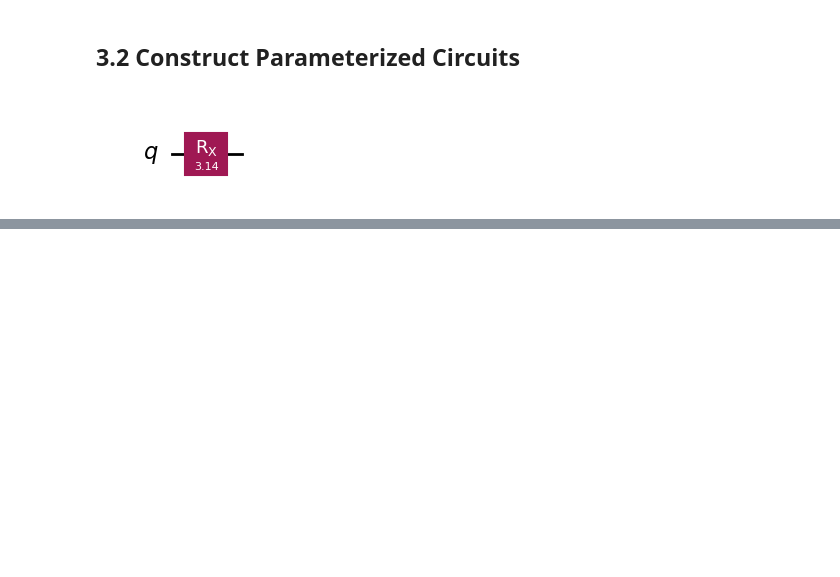
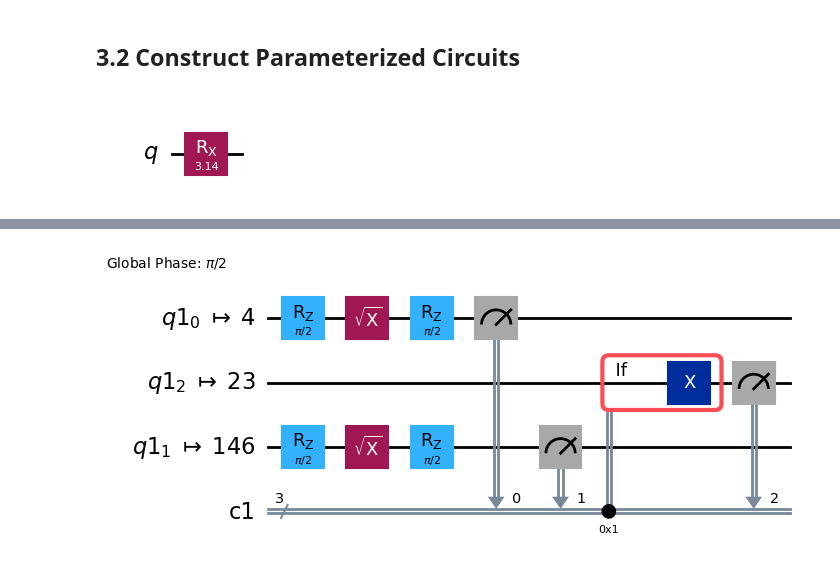
Before and after one commit to Rishivarshil/osuquantumclub, a Jupyter notebook: qiskit_study_guide.ipynb, the cells around one changed output, grey strips where cells are left out. Cells and saved outputs as stored; diff of their text form; code cells hidden in the pictures; blank space fills up the shorter version.

```diff
--- a/qiskit_study_guide.ipynb
+++ b/qiskit_study_guide.ipynb
@@ -184,0 +215,10 @@ Transpile w/ pass manager
+# %%
+# Let's transpile this circuit to be able to run on hardware (using basis gates of ibm_fez)
+from qiskit.transpiler import generate_preset_pass_manager
+
+pass_manager = generate_preset_pass_manager(optimization_level=3, backend=backend)
+
+transpiled_circuit = pass_manager.run(circuit)
+transpiled_circuit.draw('mpl')
+# %% [output]
+[figure, added]
```
Also changed, not shown: parts of 38 cells of this notebook.
